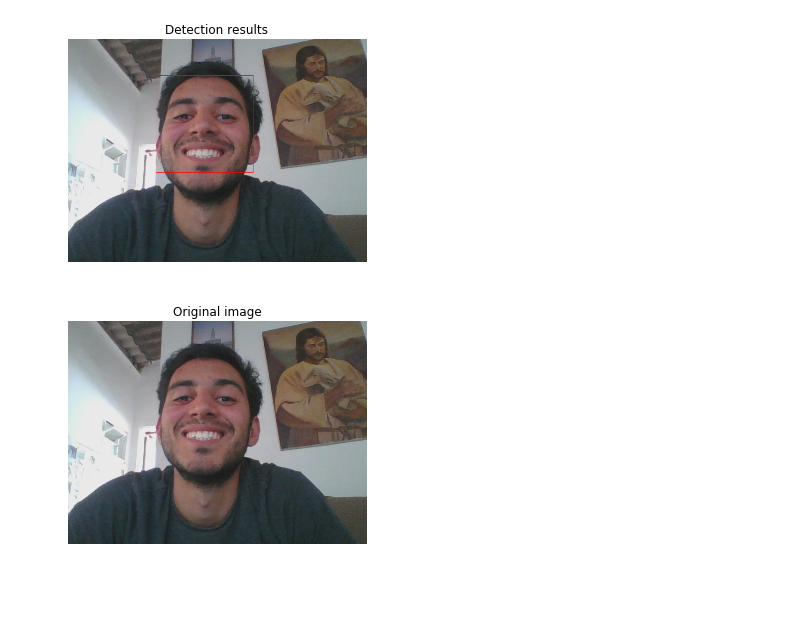
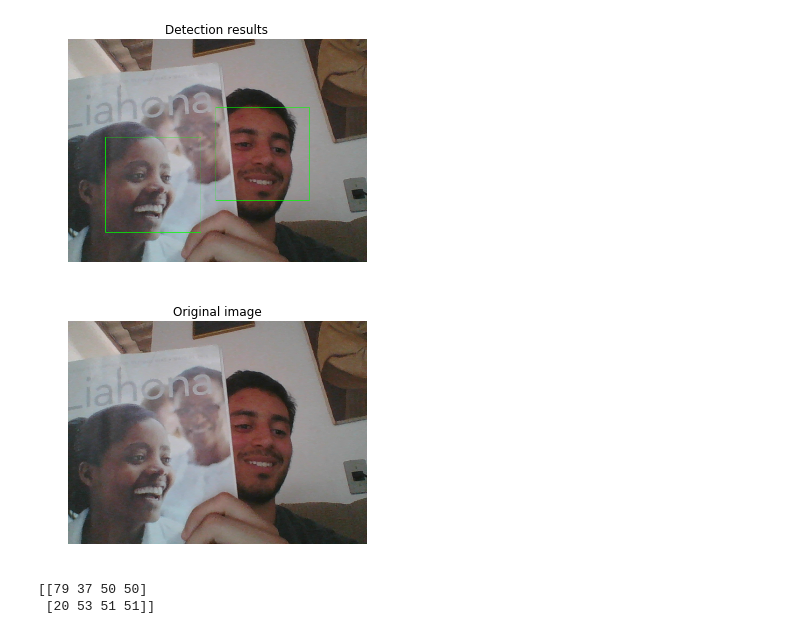
Before and after one commit to ParleyMartins/das, a Jupyter notebook: faces_cats_dogs.ipynb, the cells around one changed output. Saved outputs shown, nothing was run; the diff lists cells and outputs as text; code cells hidden in the pictures; blank space fills up the shorter version.

```diff
--- a/faces_cats_dogs.ipynb
+++ b/faces_cats_dogs.ipynb
@@ -11,42 +36,62 @@ def detect_faces(image):
     DOWNSCALE = 4
 
     classifier = cv2.CascadeClassifier('Detector_XML/haarcascade_frontalface_alt.xml')
+
+    # Resize image for faster processing
     mini_size = (int(width/DOWNSCALE), int(height/DOWNSCALE))
+    small_img = cv2.resize(image, mini_size)
 
-    small_img = cv2.resize(image, mini_size)
+    # detect and store faces
     faces = classifier.detectMultiScale(small_img)
 
+    # Add faces to frame, if any was found
     if(len(faces) > 0):
         for face in faces:
             x, y, w, h = [ coordinate*DOWNSCALE for coordinate in face ]
-            color = (0, 0, 255)
+            # Color in BGR instead of RGB!
+            color = (0, 255, 0)
             point1 = (x, y)
             point2 = (x + w, y + h)
             cv2.rectangle(image, point1, point2, color)
-    return image
+    return image, faces
 # %%
 def show_image(img, title):
     plt.imshow(img[:,:,::-1])
     plt.title(title)
     plt.axis('off')
 # %%
-cap = cv2.VideoCapture(0)
+def read_from_webcam():
+    capture = cv2.VideoCapture(0)
+    while(True):
+        ret, frame = capture.read()
 
-while(True):
-    ret, frame = cap.read()
-    img = frame.copy()
-    frame = detect_faces(frame)
-    cv2.imshow('frame', frame)
-    if((cv2.waitKey(1) & 0xFF) == ord('q')):
-        break
+        # This will be used to show the original image later
+        img = frame.copy()
 
-cap.release()
-cv2.destroyAllWindows()
+        # Detects and draws a rectangle around the detected faces
+        frame, faces = detect_faces(frame)
+        cv2.imshow('frame', frame)
+
+        # Quit on `q` or `esc`
+        pressed_key = cv2.waitKey(1) & 0xFF
+        if(pressed_key == ord('q') or pressed_key == 27): #ESCape
+            break
+
+    capture.release()
+    cv2.destroyAllWindows()
+    return img, frame, faces
+# %%
+original, detection, faces = read_from_webcam()
 # %%
-show_image(frame, 'Detection results')
+show_image(detection, 'Detection results')
 # %% [output]
-[figure, old version]
+[figure, new version]
 # %%
-show_image(img, 'Original image')
+show_image(original, 'Original image')
 # %% [output]
-[figure, old version]
+[figure, new version]
+# %%
+print(faces)
+# %% [output]
+[[79 37 50 50]
+ [20 53 51 51]]
```
Also changed, not shown: parts of 4 cells of this notebook.
